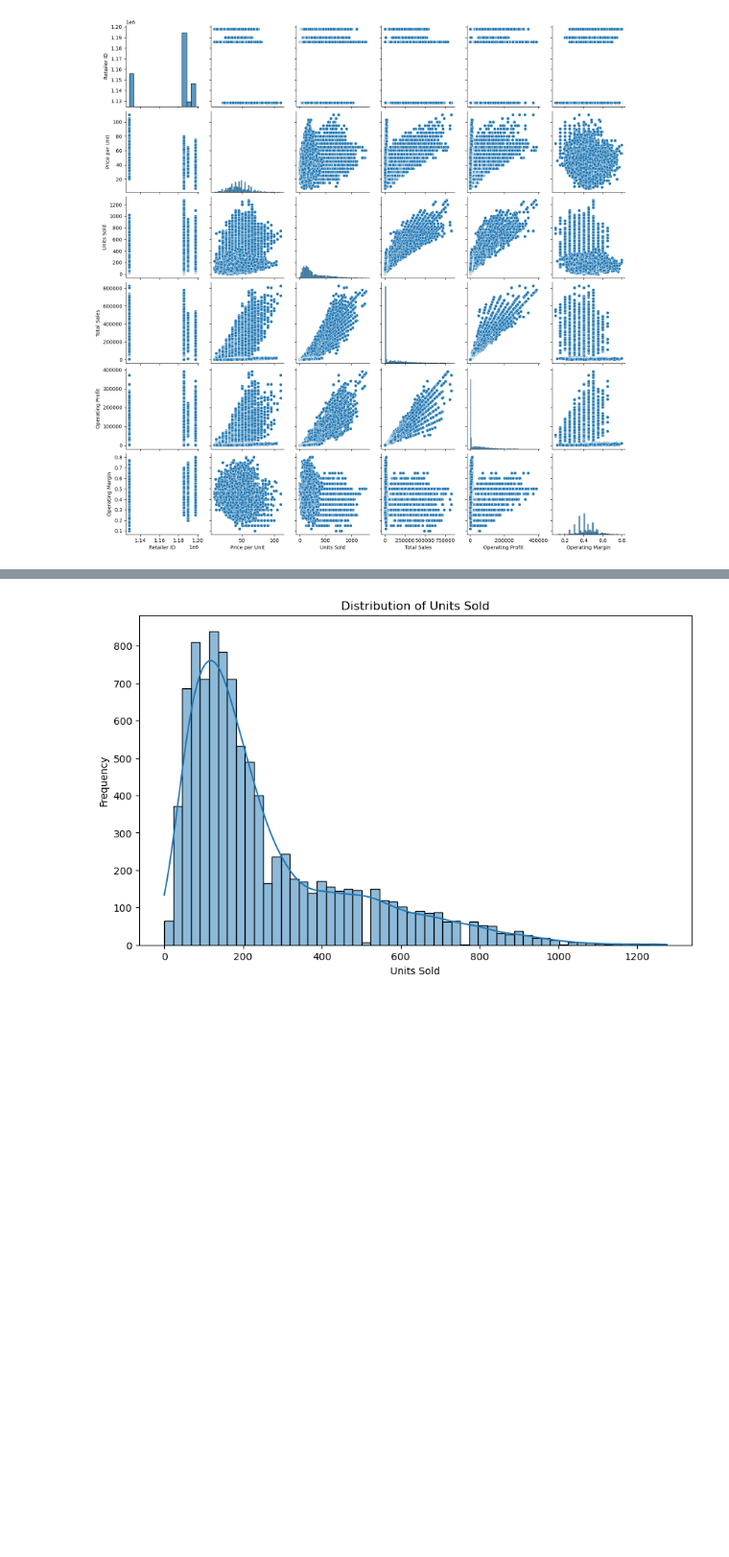
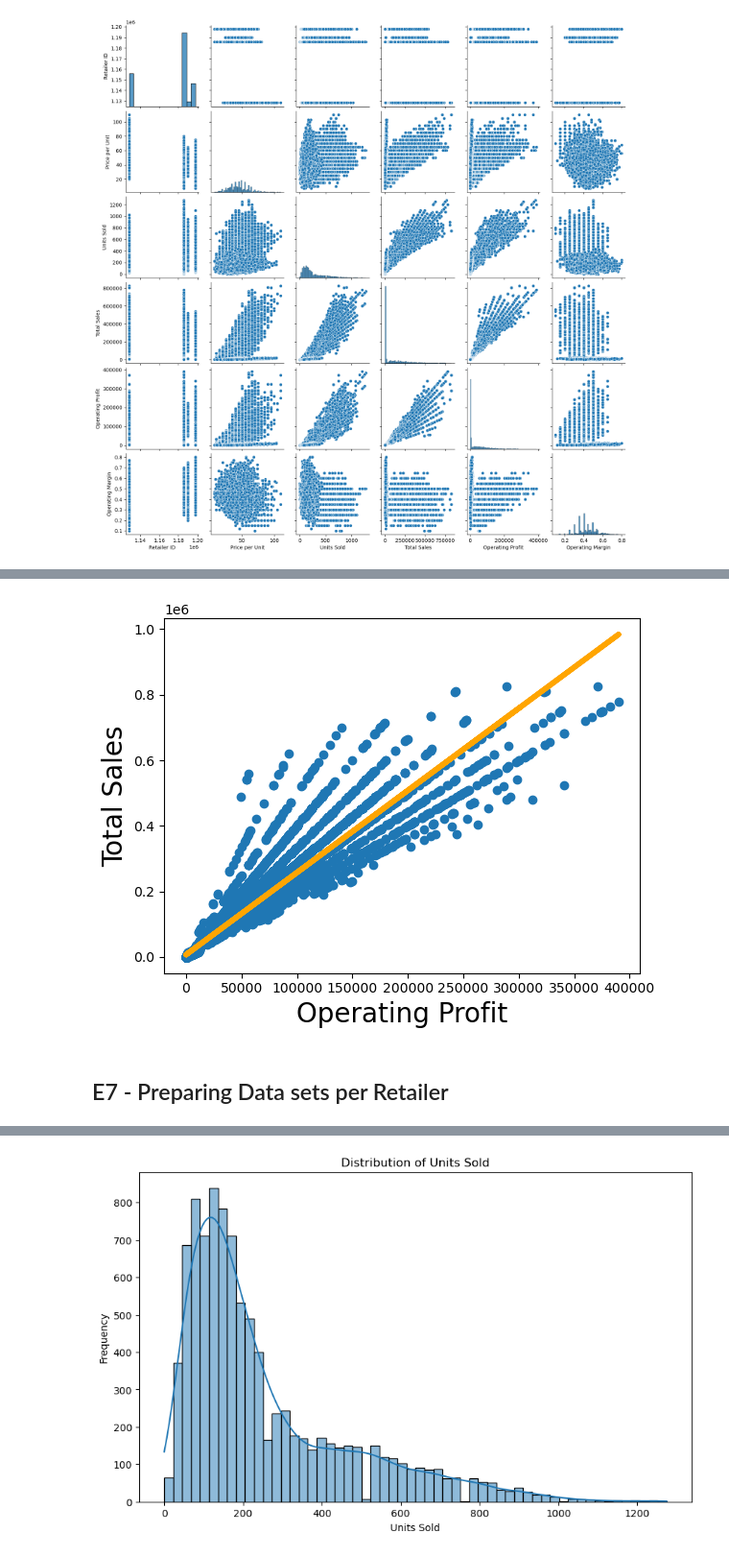
Before and after one commit to Maurice73-Tech/Adidas-Data-Analysis, a Jupyter notebook: Python Analysis.ipynb, the cells around one changed output, grey strips where cells are left out. Shown at 96% size. Saved outputs shown, nothing was run; the diff lists cells and outputs as text; code cells hidden in the pictures; blank space fills up the shorter version.

```diff
--- a/Python Analysis.ipynb
+++ b/Python Analysis.ipynb
@@ -69,0 +159,11 @@ plt.show()
+# %%
+plt.scatter(x1,y)
+yhat = 2.5043*x1 + 7062.5973
+fig = plt.plot(x1,yhat,lw=4,c='orange', label='regression line')
+plt.xlabel('Operating Profit', fontsize=20)
+plt.ylabel('Total Sales', fontsize=20)
+plt.show()
+# %% [output]
+[figure, added]
+# %% [markdown]
+## E7 - Preparing Data sets per Retailer
```
Also changed, not shown: parts of 38 cells of this notebook, 2 other files.
